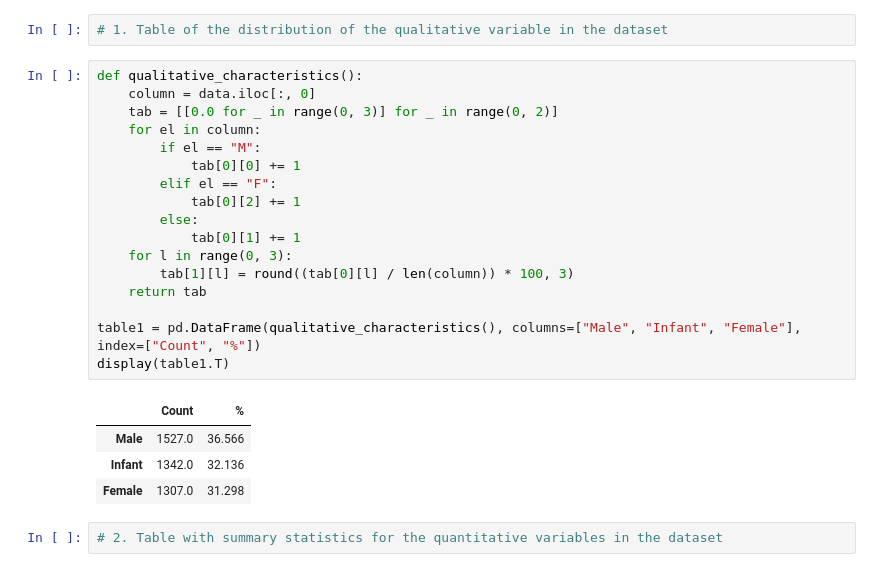
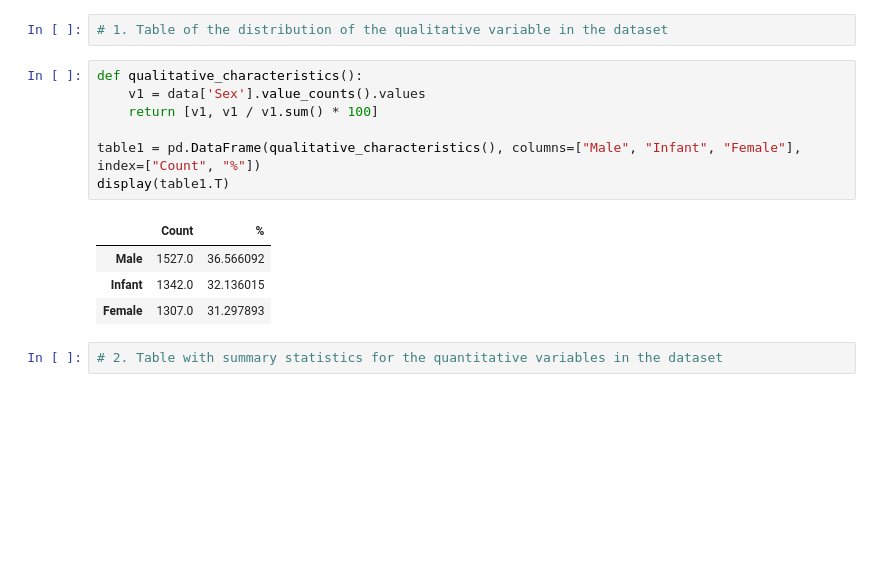
Before and after one commit to HubertKlosowski/Programming_in_Python, a Jupyter notebook: Zadanie1/zad1.ipynb, the cells around one changed output. Saved outputs shown, nothing was run; the diff lists cells and outputs as text; blank space fills up the shorter version.

```diff
--- a/Zadanie1/zad1.ipynb
+++ b/Zadanie1/zad1.ipynb
@@ -31,26 +31,16 @@ df.columns = colnames[1:]
 # 1. Table of the distribution of the qualitative variable in the dataset
 # %%
 def qualitative_characteristics():
-    column = data.iloc[:, 0]
-    tab = [[0.0 for _ in range(0, 3)] for _ in range(0, 2)]
-    for el in column:
-        if el == "M":
-            tab[0][0] += 1
-        elif el == "F":
-            tab[0][2] += 1
-        else:
-            tab[0][1] += 1
-    for l in range(0, 3):
-        tab[1][l] = round((tab[0][l] / len(column)) * 100, 3)
-    return tab
+    v1 = data['Sex'].value_counts().values
+    return [v1, v1 / v1.sum() * 100]
 
 table1 = pd.DataFrame(qualitative_characteristics(), columns=["Male", "Infant", "Female"], index=["Count", "%"])
 display(table1.T)
 # %% [output]
 |  | Count | % |
-| Male | 1527.0 | 36.566 |
-| Infant | 1342.0 | 32.136 |
-| Female | 1307.0 | 31.298 |
+| Male | 1527.0 | 36.566092 |
+| Infant | 1342.0 | 32.136015 |
+| Female | 1307.0 | 31.297893 |
 # %%
 # 2. Table with summary statistics for the quantitative variables in the dataset
 # %%
```
Also changed, not shown: parts of 4 cells of this notebook, 1 other file.
